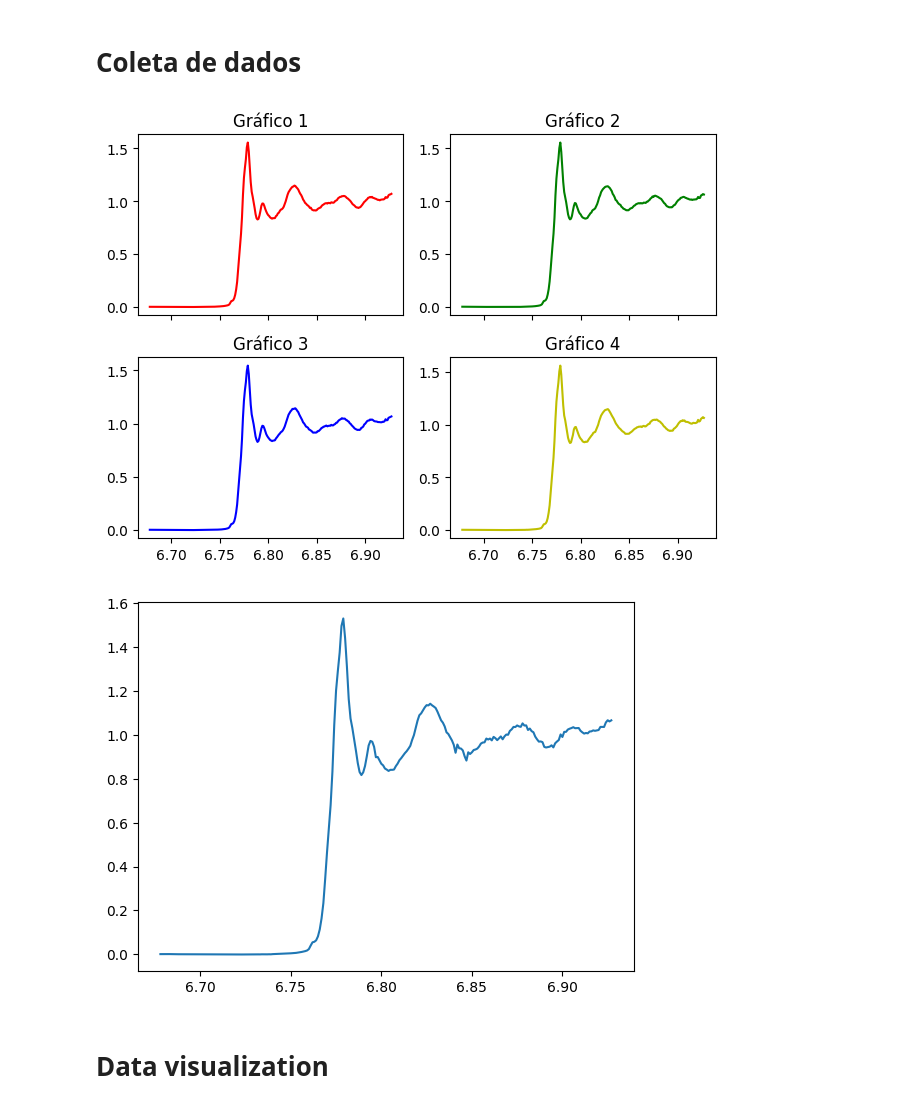
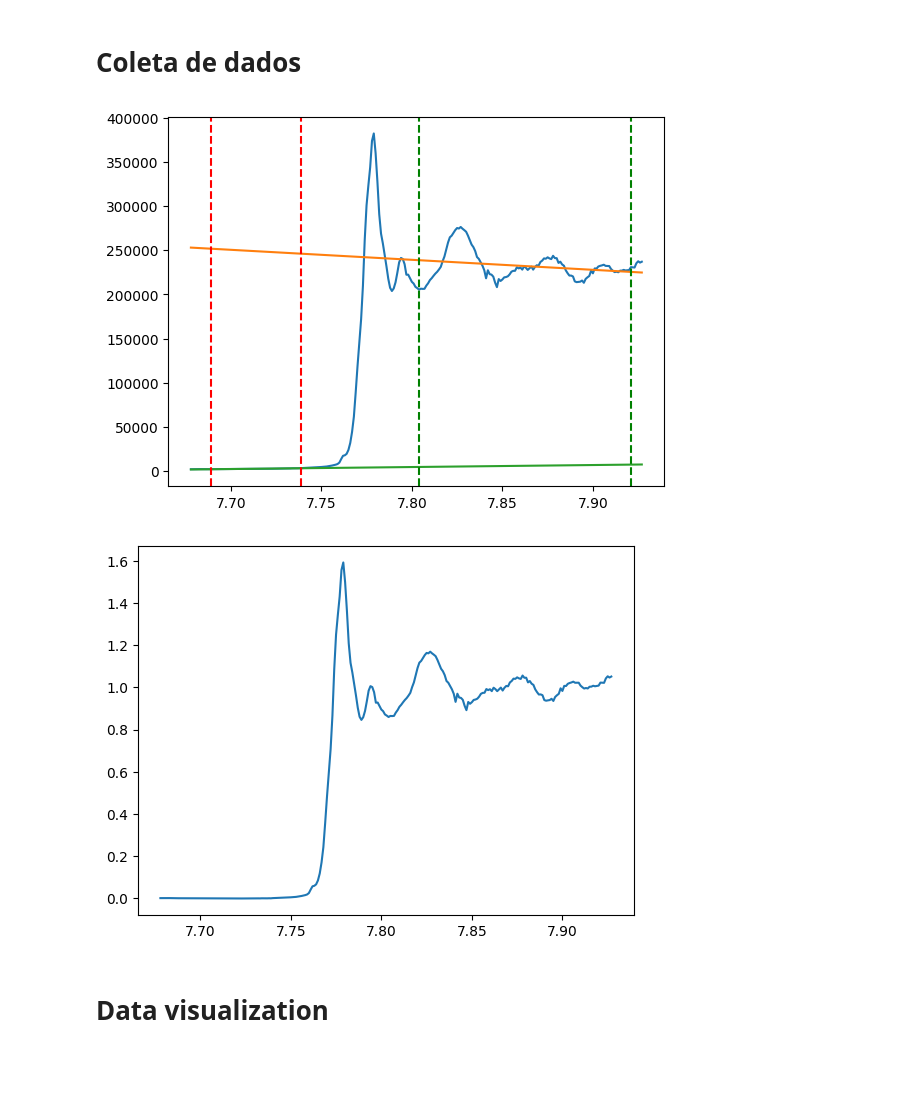
Before and after one commit to 4LC4NT4R4/XMLD, a Jupyter notebook: poo_xmld.ipynb, the cells around one changed output. Drawn from its saved outputs; the diff is of its cells as text; code cells hidden in the pictures; blank space fills up the shorter version.

```diff
--- a/poo_xmld.ipynb
+++ b/poo_xmld.ipynb
@@ -103,22 +117,33 @@ class Spectrum():
 # %%
 class Vortex:
 
-    def __init__(self, path=None, s1=None, s2=None, s3=None, s4=None, roi=2, shift=None):
+    def __init__(self, path=None, s1=None, s2=None, s3=None, s4=None, roi=2, shift=None, pre=None, pos=None):
         """
         Inicializa a classe Vortex. Pode-se fornecer um caminho para um arquivo CSV (path)
         ou quatro espectros (s1, s2, s3, s4) diretamente.
         """
         self.path = path
+        self.name = None
+        self.date = None
+        self.legend =None
         self.roi = roi
         self.shift=shift
+        self.pre=pre
+        self.pos=pos
+
+        if self.path is not None:
+            self.name = os.path.basename(path)
+            self.legend = '_'.join(self.path.split("_")[1:4])
+            self.date = '_'.join(self.path.split("_")[-2:])
+
 
         # Se os espectros não forem fornecidos, carrega do arquivo
         if path and not all([s1, s2, s3, s4]):
             self.data = self._data(self.path)  # Carregar dados do arquivo
-            self.s1 = Spectrum(self.data['Energy'], self.data[f'roi{self.roi}1'] / self.data['I0'])
-            self.s2 = Spectrum(self.data['Energy'], self.data[f'roi{self.roi}2'] / self.data['I0'])
-            self.s3 = Spectrum(self.data['Energy'], self.data[f'roi{self.roi}3'] / self.data['I0'])
-            self.s4 = Spectrum(self.data['Energy'], self.data[f'roi{self.roi}4'] / self.data['I0'])
+            self.s1 = Spectrum(self.data['Energy'], self.data[f'roi{self.roi}1'] / self.data['I0'], pre=pre, pos=pos)
+            self.s2 = Spectrum(self.data['Energy'], self.data[f'roi{self.roi}2'] / self.data['I0'], pre=pre, pos=pos)
+            self.s3 = Spectrum(self.data['Energy'], self.data[f'roi{self.roi}3'] / self.data['I0'], pre=pre, pos=pos)
+            self.s4 = Spectrum(self.data['Energy'], self.data[f'roi{self.roi}4'] / self.data['I0'], pre=pre, pos=pos)
         else:
             # Se os espectros forem fornecidos diretamente, apenas atribui
             self.s1 = s1
@@ -139,6 +164,7 @@ class Vortex:
         if self.shift is not None:
             for spectrum in self.spectra:
                 spectrum.x+=self.shift/1000
+
 
         # Cria um espectro somado
         self.s = Spectrum(self.s1.x, self.s1.y + self.s2.y + self.s3.y + self.s4.y)
@@ -233,40 +259,44 @@ arq_3='B4_p40kp13_LT_1_A04062023_020113'
 arq_4='B4_p40kp13_LT_3_A04062023_025315'
 
 path='/content/drive/MyDrive/JupyterPrograms/XMLD/data/'
 #Cada dado é importado utilizando a biblioteca pandas
 #As tabelas são nomeadas como df (DataFrames)
 df1=Vortex(path+arq_1+'.csv').data
 #df1['Energy']=df1['Energy']+(1/1000)
 #df1=df1[(df1['Energy'] >=7.729)]
 #df1=df1[(df1['Energy'] <=7.915)]
 
 
-df2=Vortex(path+arq_2+'.csv').data
+df2=Vortex(path+arq_2+'.csv')
 #df2['Energy']=df2['Energy']+(1/1000)
 #df2['Energy']=df2['Energy']+0.001
 #df2=df2[(df2['Energy'] >=7.729)] #alinhamento
 #df2=df2[(df2['Energy'] <=7.915)]
 
-df3=Vortex(path+arq_3+'.csv').data
+df3=Vortex(path+arq_3+'.csv')
 #df3['Energy']=df3['Energy']+(1/1000)
 #df3=df3[(df3['Energy'] >=7.729)]
 #df3=df3[(df3['Energy'] <=7.915)]
 
-df4=Vortex(path+arq_4+'.csv').data
+df4=Vortex(path+arq_4+'.csv')
 #df4['Energy']=df4['Energy']+(1/1000)
 #df4['Energy']= df4['Energy']+0.001
 #df4=df4[(df4['Energy'] >=7.729)]
 #df4=df4[(df4['Energy'] <=7.915)]
 
 
 c=Vortex(path+arq_1+'.csv', shift=-1000)
-c.plot_normalized()
+# c.plot_normalized()
+# print(c.name)
+# print(c.legend)
+# print(c.date)
 
-s=Spectrum(c.data['Energy'],c.data['roi21'], shift=-1000)
+s=Spectrum(c.data['Energy'],c.data['roi21'], pos=[25,142])
+s.plot_parameters()
 s.plot_normalized()
 # %% [output]
-[figure, old version]
+[figure, new version]
-[figure, old version]
+[figure, new version]
 # %% [markdown]
 # Data visualization
 # %%
```
Also changed, not shown: parts of 8 cells of this notebook.
